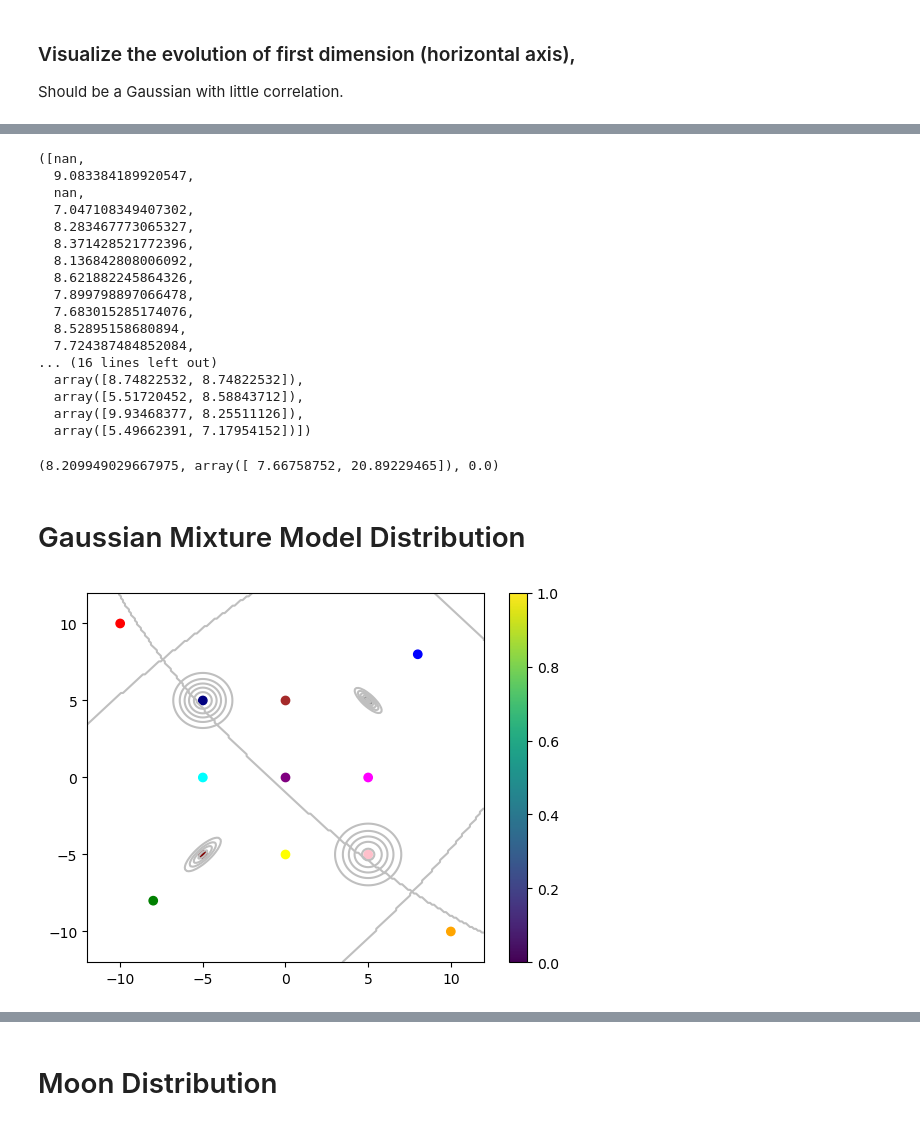
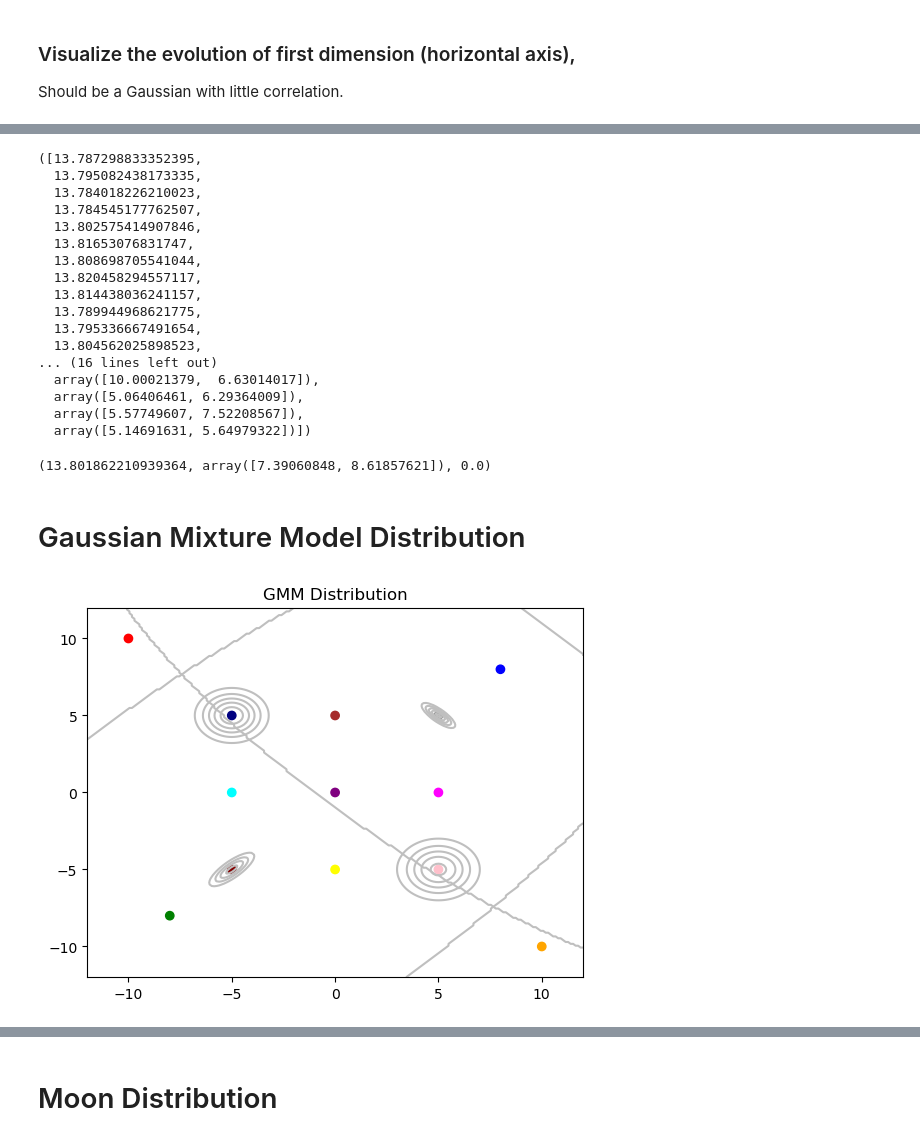
Before and after one commit to JustinQuanta/mcmc_gravitationalwave, a Jupyter notebook: entropy/Entropy-based.ipynb, the cells around one changed output, grey strips where cells are left out. Saved outputs shown, nothing was run; the diff lists cells and outputs as text; code cells hidden in the pictures.

```diff
--- a/entropy/Entropy-based.ipynb
+++ b/entropy/Entropy-based.ipynb
@@ -248,7 +253,7 @@ for i in range(len(x0)):
     prob_0 = hist_0 / np.sum(hist_0)
     prob_A_flat = prob_A.flatten() + 1e-10
     prob_0_flat = prob_0.flatten() + 1e-10
-    kl_div = entropy(prob_A_flat, prob_0_flat)
+    kl_div = entropy(prob_0_flat, prob_A_flat)
     kl_divergence.append(kl_div)
 
     ess0 = np.array([neff(chain_array[5000:,i,k]) for k in range(2)])
@@ -256,27 +261,27 @@ for i in range(len(x0)):
 # %%
 kl_divergence, ess
 # %% [output]
-([nan,
-  9.083384189920547,
-  nan,
-  7.047108349407302,
-  8.283467773065327,
-  8.371428521772396,
-  8.136842808006092,
-  8.621882245864326,
-  7.899798897066478,
-  7.683015285174076,
-  8.52895158680894,
-  7.724387484852084,
+([13.787298833352395,
+  13.795082438173335,
+  13.784018226210023,
+  13.784545177762507,
+  13.802575414907846,
+  13.81653076831747,
+  13.808698705541044,
+  13.820458294557117,
+  13.814438036241157,
+  13.789944968621775,
+  13.795336667491654,
+  13.804562025898523,
 ... (16 lines left out)
-  array([8.74822532, 8.74822532]),
-  array([5.51720452, 8.58843712]),
-  array([9.93468377, 8.25511126]),
-  array([5.49662391, 7.17954152])])
+  array([10.00021379,  6.63014017]),
+  array([5.06406461, 6.29364009]),
+  array([5.57749607, 7.52208567]),
+  array([5.14691631, 5.64979322])])
 # %%
 np.nanmean(kl_divergence), np.nanmean(ess,axis=0), np.mean(np.array(accept_vect.float()))
 # %% [output]
-(8.209949029667975, array([ 7.66758752, 20.89229465]), 0.0)
+(13.801862210939364, array([7.39060848, 8.61857621]), 0.0)
 # %% [markdown]
 # Gaussian Mixture Model Distribution
 # %%
@@ -316,14 +321,14 @@ def plot_gaussian_contours(mus, covs, colors=['blue', 'red'], spacing=5,
 # %%
 x0 = torch.tensor([-10.,8.,-8.,10.,0.,-5.,5.,0.,0.,-5.,5.,-5.,5.])
 y0 = torch.tensor([10.,8.,-8.,-10.,0.,0.,0.,-5.,5.,5.,-5.,-5.,5.])
 colors = np.array(['red','blue','green','orange','purple','cyan','magenta','yellow','brown','navy','pink','maroon','gray'])
 
 plot_gaussian_contours(mus, covs, colors=['0.75','0.75'], x_lims=[-12,12], y_lims=[-12,12], res=200)
 plt.scatter(x0,y0,c=colors)
-plt.colorbar();
+plt.title('GMM Distribution')
 plt.show()
 # %% [output]
-[figure, old version]
+[figure, new version]
 # %%
 data_dim = 2
 dim = 32
```
Also changed, not shown: parts of 32 cells of this notebook, 1 other file.
